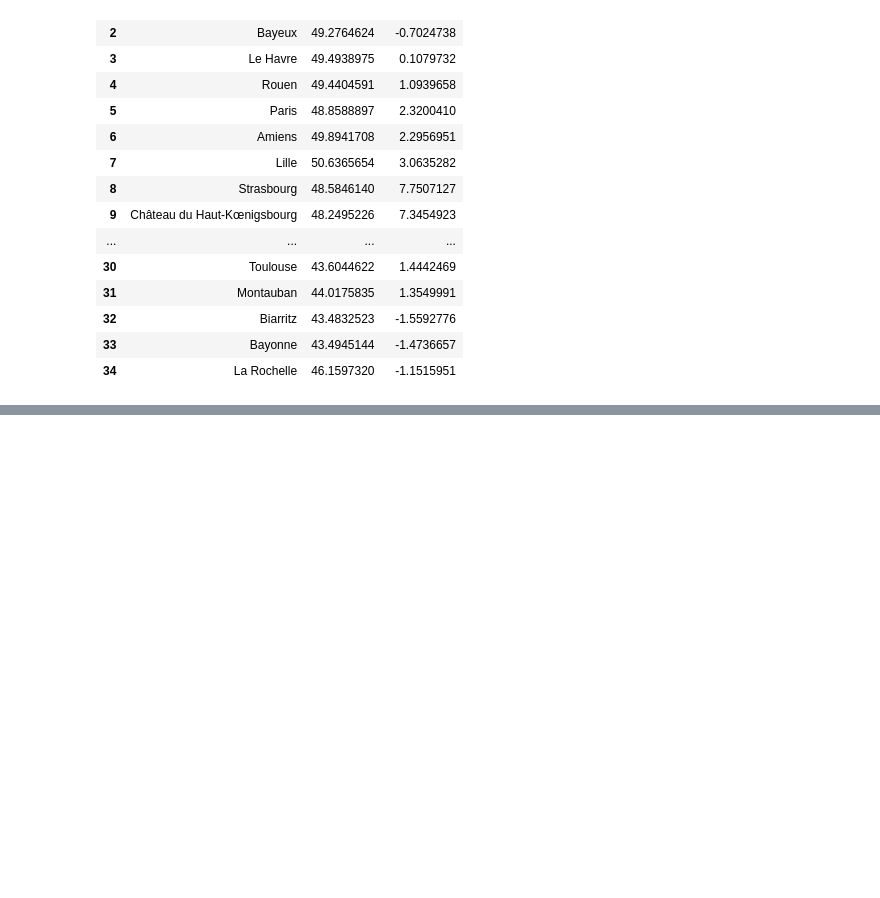
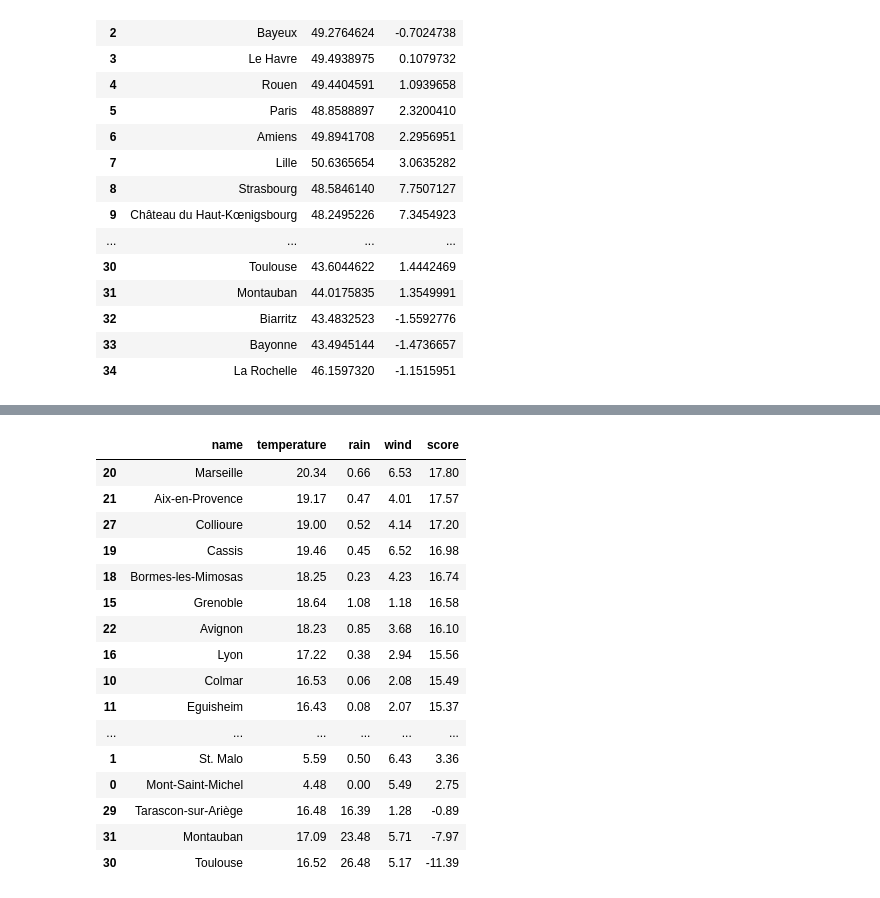
Before and after one commit to Quentin-qha/Jedha, a Jupyter notebook: 03_data_collection_and_managment/final_project/kayak.ipynb, the cells around one changed output, grey strips where cells are left out. Drawn from its saved outputs; the diff is of its cells as text; code cells hidden in the pictures; blank space fills up the shorter version.

Commit message:
weather score

```diff
--- a/03_data_collection_and_managment/final_project/kayak.ipynb
+++ b/03_data_collection_and_managment/final_project/kayak.ipynb
@@ -189,0 +233,22 @@ dict_keys(['3h'])
+# %%
+df_weather = pd.DataFrame(all_weather)
+df_weather = df_weather.sort_values(by='score', ascending=False)
+df_weather
+# %% [output]
+|  | name | temperature | rain | wind | score |
+| 20 | Marseille | 20.34 | 0.66 | 6.53 | 17.80 |
+| 21 | Aix-en-Provence | 19.17 | 0.47 | 4.01 | 17.57 |
+| 27 | Collioure | 19.00 | 0.52 | 4.14 | 17.20 |
+| 19 | Cassis | 19.46 | 0.45 | 6.52 | 16.98 |
+| 18 | Bormes-les-Mimosas | 18.25 | 0.23 | 4.23 | 16.74 |
+| 15 | Grenoble | 18.64 | 1.08 | 1.18 | 16.58 |
+| 22 | Avignon | 18.23 | 0.85 | 3.68 | 16.10 |
+| 16 | Lyon | 17.22 | 0.38 | 2.94 | 15.56 |
+| 10 | Colmar | 16.53 | 0.06 | 2.08 | 15.49 |
+| 11 | Eguisheim | 16.43 | 0.08 | 2.07 | 15.37 |
+| ... | ... | ... | ... | ... | ... |
+| 1 | St. Malo | 5.59 | 0.50 | 6.43 | 3.36 |
+| 0 | Mont-Saint-Michel | 4.48 | 0.00 | 5.49 | 2.75 |
+| 29 | Tarascon-sur-Ariège | 16.48 | 16.39 | 1.28 | -0.89 |
+| 31 | Montauban | 17.09 | 23.48 | 5.71 | -7.97 |
+| 30 | Toulouse | 16.52 | 26.48 | 5.17 | -11.39 |
```
Also changed, not shown: parts of 3 cells of this notebook.
